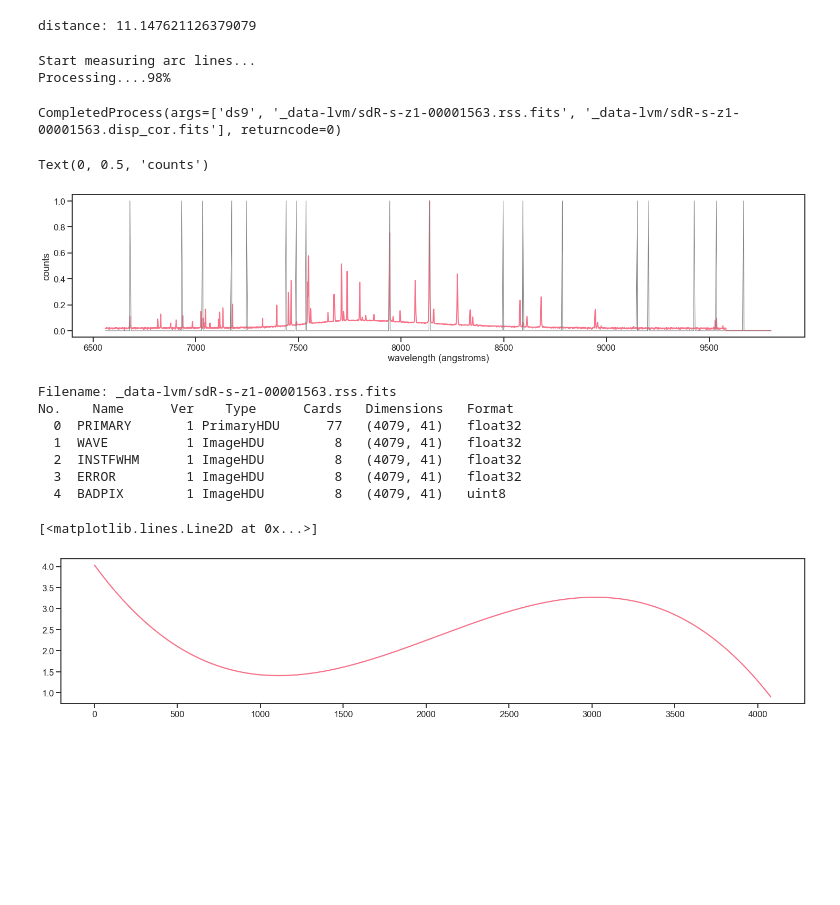
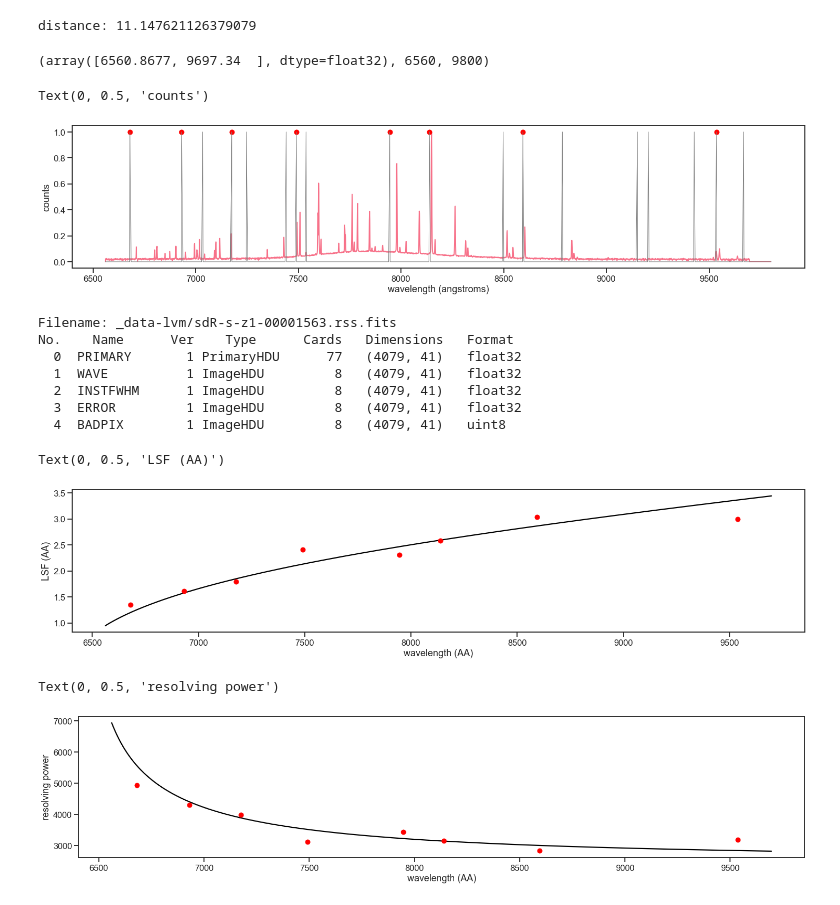
Before and after one commit to sdss/lvmdrp, a Jupyter notebook: docs/nb/lab-lamps.ipynb, the cells around one changed output. Drawn from its saved outputs; the diff is of its cells as text; code cells hidden in the pictures; blank space fills up the shorter version.

Commit message:
testing wavelength solutions for Neon

```diff
--- a/docs/nb/lab-lamps.ipynb
+++ b/docs/nb/lab-lamps.ipynb
@@ -50,7 +50,7 @@ frames matched in lab data path: 3038
 frames_header_list_pickle = "_data-lvm/frames_header_list.pk"
 
 new_index = pd.MultiIndex.from_tuples(((pd.to_numeric(os.path.basename(os.path.dirname(file)),errors="ignore"),os.path.basename(file)) for file in frame_paths), names=("mjd", "filename"))
-columns = "IMAGETYP CCDTEMP1 CCDTEMP2 PRESURE LABTEMP LABHUMID M625L4 FFS MI150 TS ARGON XENON HGAR LDLS KRYPTON NEON HGNE".split()
+columns = "SPEC IMAGETYP CCDTEMP1 CCDTEMP2 PRESURE LABTEMP LABHUMID M625L4 FFS MI150 TS ARGON XENON HGAR LDLS KRYPTON NEON HGNE".split()
 
 if os.path.isfile(frames_header_list_pickle):
     frames_header_list = pickle.load(open(frames_header_list_pickle, "rb"))
@@ -404,12 +409,12 @@ with open("_data-lvm/dtw-neon.txt", "w") as f:
 # este paso deberia hacerse en simultaneo con el trazado de la FWHM (espacial), solucion simultanea en espacio y wavelength es el spectroperfectionism
 # *.res.fits es la LSF
 # *.disp.fits es el muestreo en wavelength
-rssMethod.detWaveSolution_drp(
+wave, fwhm = rssMethod.detWaveSolution_drp(
     f"_data-lvm/{arc_name}.ms.fits",
     f"_data-lvm/{arc_name}.disp.fits",
     f"_data-lvm/{arc_name}.res.fits",
     f"_data-lvm/lvm-neon.txt",
-    aperture="12", poly_fwhm="-7,-3", poly_dispersion="-5", rel_flux_limits="0.2,2", flux_min="100.0", verbose="1"
+    aperture="12", poly_fwhm="-7,-3", poly_dispersion="-3", rel_flux_limits="0.2,2", flux_min="100.0", verbose="0"
 )
 # subprocess.run(f"ds9 {arc_name}.disp.fits {arc_name}.res.fits".split())
 
@@ -427,22 +432,27 @@ rssMethod.resampleWave_drp(
     start_wave=wli, end_wave=wlf, disp_pix="1.0", err_sim="0"
 )
 
-subprocess.run(f"ds9 _data-lvm/{arc_name}.rss.fits _data-lvm/{arc_name}.disp_cor.fits".split())
+# subprocess.run(f"ds9 _data-lvm/{arc_name}.rss.fits _data-lvm/{arc_name}.disp_cor.fits".split())
-# %% [output]
-Start measuring arc lines...
-Processing....98%
-CompletedProcess(args=['ds9', '_data-lvm/sdR-s-z1-00001563.rss.fits', '_data-lvm/sdR-s-z1-00001563.disp_cor.fits'], returncode=0)
+# %%
+f = fits.open(f"_data-lvm/{arc_name}.disp.fits")
+f[0].data[ised,[0,-1]], wli, wlf
+# %% [output]
+(array([6560.8677, 9697.34  ], dtype=float32), 6560, 9800)
 # %%
 rss = rssMethod.loadRSS(f"_data-lvm/{arc_name}.disp_cor.fits")
 
+ref_table = np.loadtxt("_data-lvm/lvm-neon.txt", skiprows=1)
+ref_table = ref_table[ref_table[:,2].astype(bool)]
+
 plt.figure(figsize=(25,5))
 plt.plot(rss._wave, np.sqrt(rss._data[ised]/rss._data[ised].max()), lw=2)
+plt.plot(ref_table[:,1], np.ones_like(ref_table[:,1]), "or")
 (neon_spec/neon_spec.max()).plot(ax=plt.gca(), lw=1, color="0.5")
 plt.xlabel("wavelength (angstroms)")
 plt.ylabel("counts")
 # %% [output]
 Text(0, 0.5, 'counts')
-[figure, old version]
+[figure, new version]
 # %%
 f = fits.open(f"_data-lvm/{arc_name}.rss.fits")
 f.info()
@@ -456,7 +466,20 @@ No.    Name      Ver    Type      Cards   Dimensions   Format
   4  BADPIX        1 ImageHDU         8   (4079, 41)   uint8
 # %%
 plt.figure(figsize=(25,5))
-plt.plot(f[2].data[ised])
+plt.plot(f[1].data[ised], f[2].data[ised], "k")
+plt.plot(ref_table[:,1], fwhm, "or")
+plt.xlabel("wavelength (AA)")
+plt.ylabel("LSF (AA)")
 # %% [output]
-[<matplotlib.lines.Line2D at 0x...>]
+Text(0, 0.5, 'LSF (AA)')
-[figure, old version]
+[figure, new version]
+# %%
+plt.figure(figsize=(25,5))
+plt.plot(f[1].data[ised], f[1].data[ised]/f[2].data[ised], "k")
+plt.plot(ref_table[:,1], ref_table[:,1]/fwhm, "or")
+plt.xlabel("wavelength (AA)")
+plt.ylabel("resolving power")
+# TODO: add measured widths in this plot
+# %% [output]
+Text(0, 0.5, 'resolving power')
+[figure, added]
```
Also changed, not shown: parts of 6 cells of this notebook.
